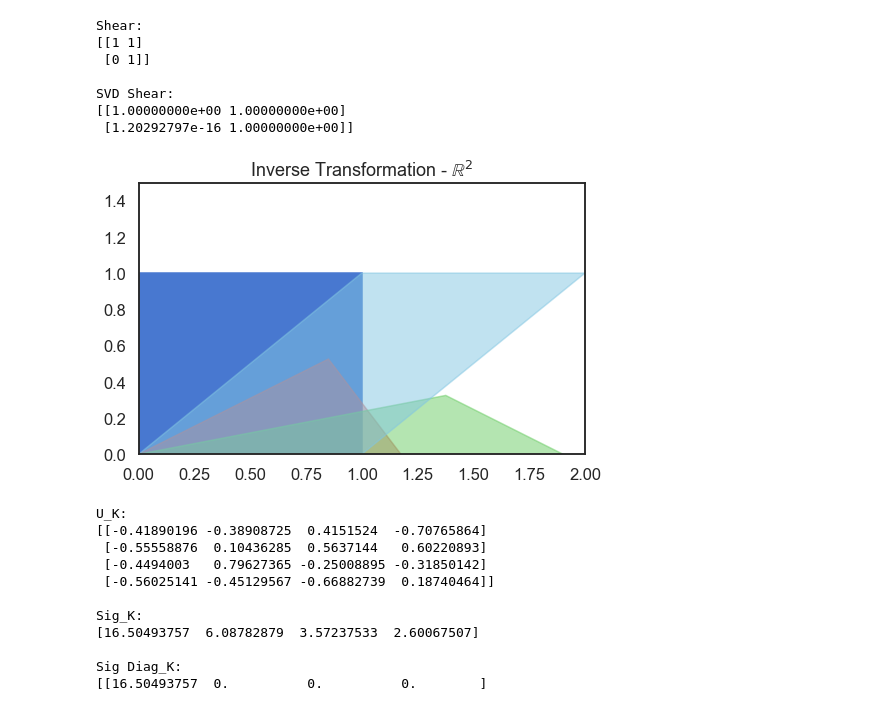
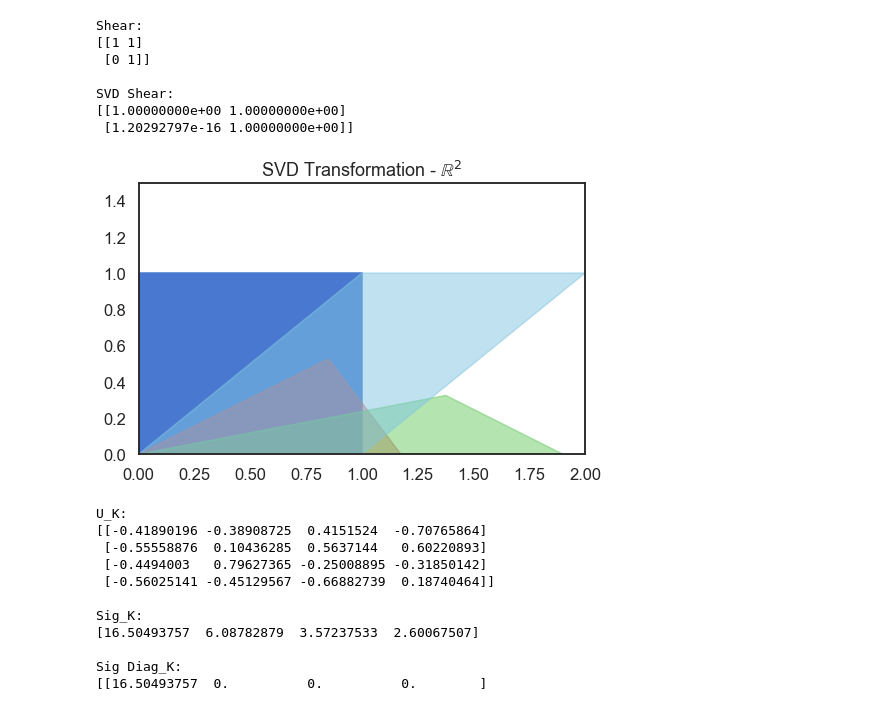
Before and after one commit to DataScienceFoundations/TadMaths, a Jupyter notebook: matrices.ipynb, the cells around one changed output. Cells and saved outputs as stored; diff of their text form; code cells hidden in the pictures.

```diff
--- a/matrices.ipynb
+++ b/matrices.ipynb
@@ -1265,18 +1265,18 @@ SVD Shear:
 # %%
 a = V_T @ Square
 b = Sig @ a
 c = U @ b
 
 figure = plt.figure(figsize=(8,5))
 plt.gca().add_artist(patches.Polygon(Square.T, color='b'))
 plt.gca().add_artist(patches.Polygon(a.T, color='r', alpha=0.5))
 plt.gca().add_artist(patches.Polygon(b.T, color='g', alpha=0.5))
 plt.gca().add_artist(patches.Polygon(c.T, color='c', alpha=0.5))
-plt.title('Inverse Transformation - $\\mathbb{R}^2$')
+plt.title('SVD Transformation - $\\mathbb{R}^2$')
 plt.axis([-0, 2, 0, 1.5])
 plt.show()
 # %% [output]
-[figure, old version]
+[figure, new version]
 # %%
 U_K,Sig_K,V_T_K = la.svd(K)
 print('U_K:')
```
Also changed, not shown: parts of 9 cells of this notebook, 1 other file.
